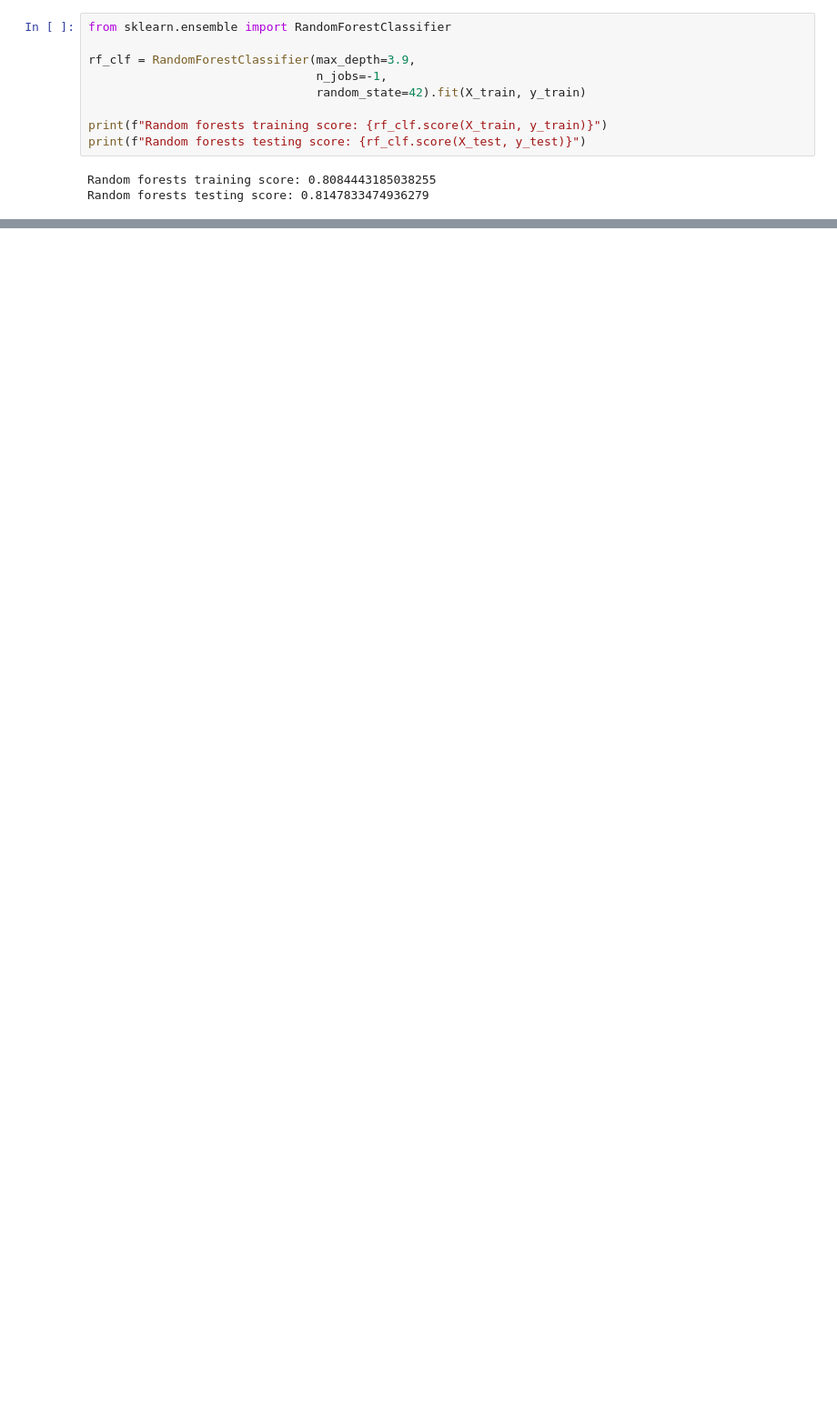
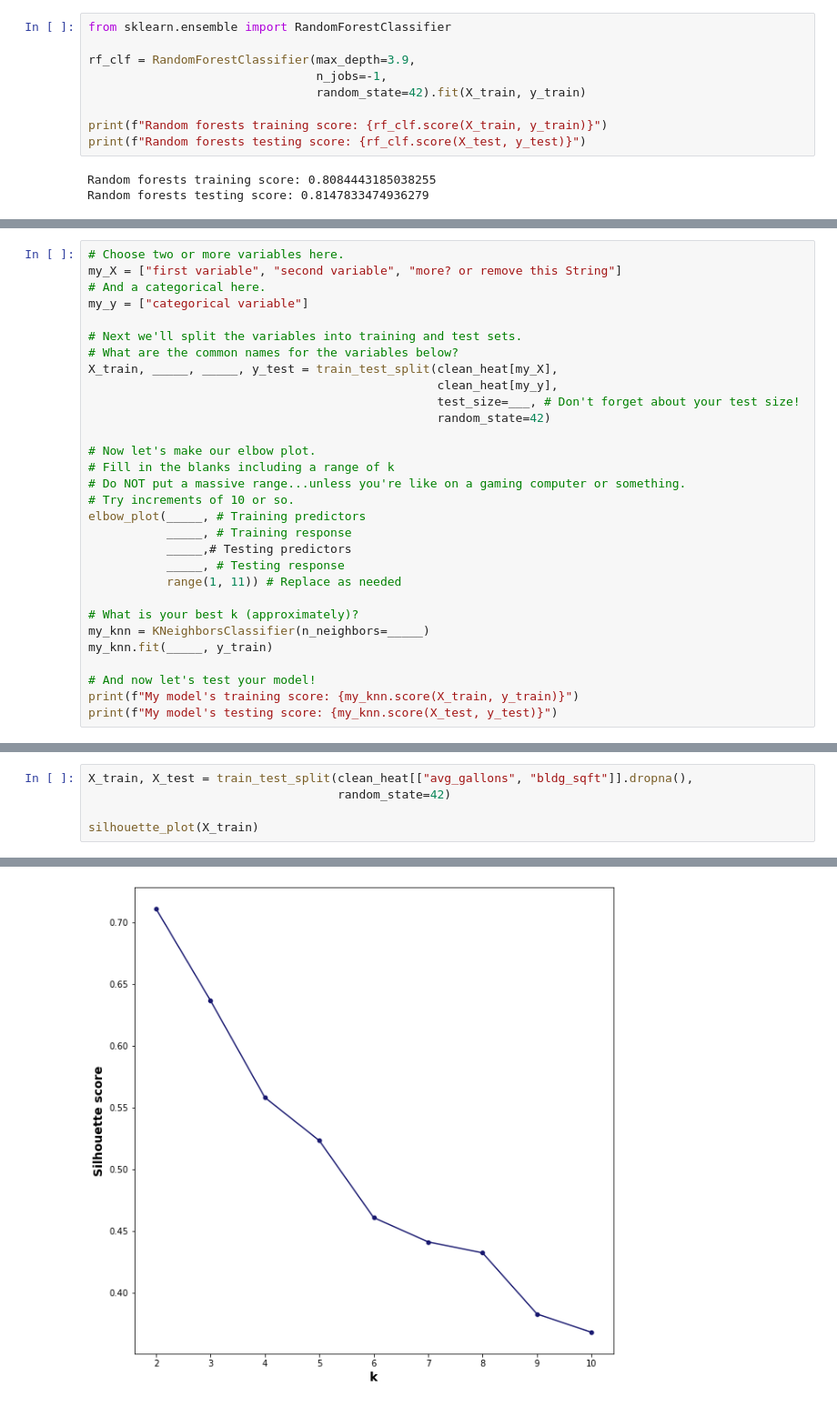
Before and after one commit to habibaaziz/OPEN_DATA_NYC_2021, a Jupyter notebook: MachineLearning.ipynb, the cells around one changed output, grey strips where cells are left out. Shown: that part at 91% size. Saved outputs shown, nothing was run; the diff lists cells and outputs as text; blank space fills up the shorter version.

```diff
--- a/MachineLearning.ipynb
+++ b/MachineLearning.ipynb
@@ -655,0 +631,30 @@ ax.grid()
+# %%
+# Choose two or more variables here.
+my_X = ["first variable", "second variable", "more? or remove this String"]
+# And a categorical here.
+my_y = ["categorical variable"]
+
+# Next we'll split the variables into training and test sets.
+# What are the common names for the variables below?
+X_train, _____, _____, y_test = train_test_split(clean_heat[my_X],
+                                                 clean_heat[my_y],
+                                                 test_size=___, # Don't forget about your test size!
+                                                 random_state=42)
+
+# Now let's make our elbow plot.
+# Fill in the blanks including a range of k
+# Do NOT put a massive range...unless you're like on a gaming computer or something.
+# Try increments of 10 or so.
+elbow_plot(_____, # Training predictors
+           _____, # Training response
+           _____,# Testing predictors
+           _____, # Testing response
+           range(1, 11)) # Replace as needed
+
+# What is your best k (approximately)?
+my_knn = KNeighborsClassifier(n_neighbors=_____)
+my_knn.fit(_____, y_train)
+
+# And now let's test your model!
+print(f"My model's training score: {my_knn.score(X_train, y_train)}")
+print(f"My model's testing score: {my_knn.score(X_test, y_test)}")
@@ -655,0 +776,6 @@ ax.grid()
+# %%
+X_train, X_test = train_test_split(clean_heat[["avg_gallons", "bldg_sqft"]].dropna(),
+                                   random_state=42)
+
+silhouette_plot(X_train)
+# %% [output]
@@ -655,0 +784 @@ ax.grid()
+[figure, added]
```
Also changed, not shown: parts of 37 cells of this notebook.
